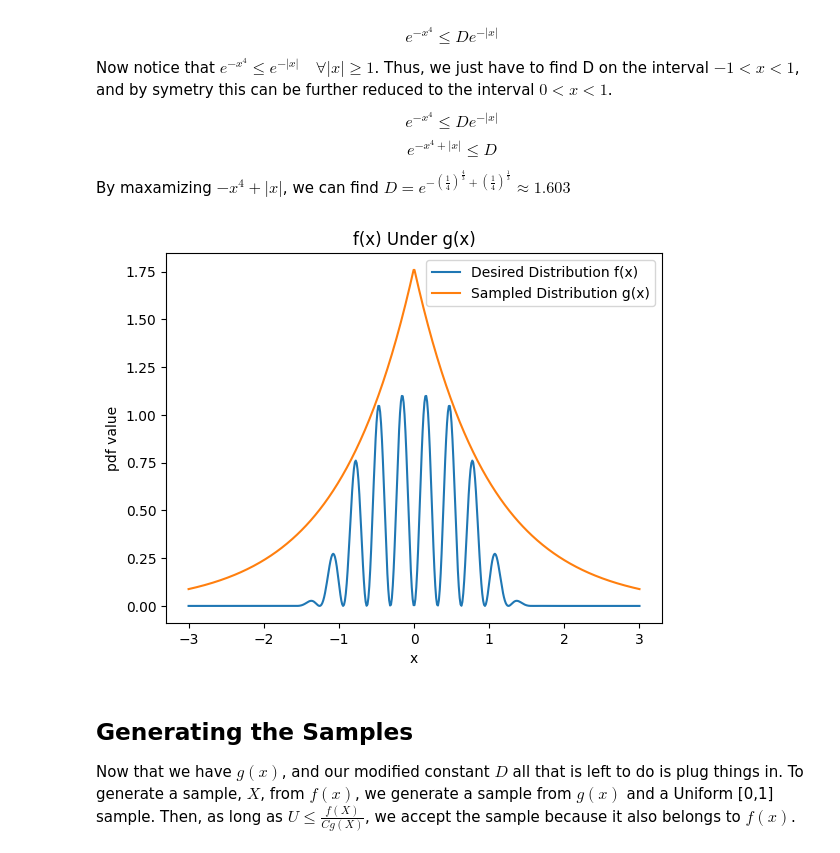
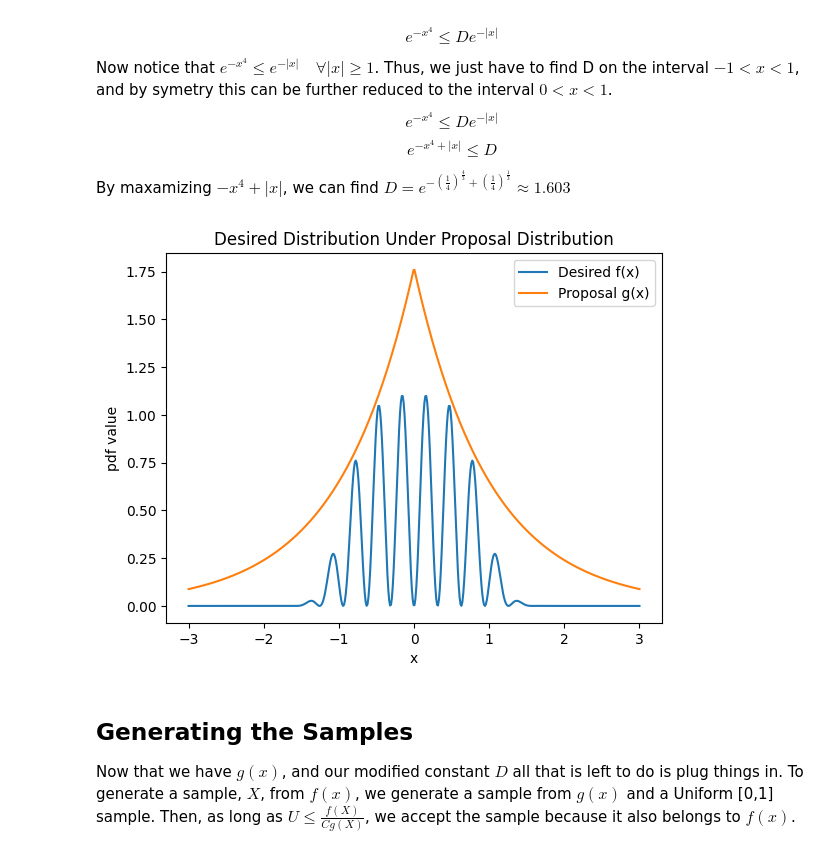
Before and after one commit to g-hurst/statistics-lessons, a Jupyter notebook: rejection_sampling/lesson.ipynb, the cells around one changed output. Drawn from its saved outputs; the diff is of its cells as text; code cells hidden in the pictures.

```diff
--- a/rejection_sampling/lesson.ipynb
+++ b/rejection_sampling/lesson.ipynb
@@ -74,20 +74,20 @@ By maxamizing $-x^4 + |x|$, we can find $D = e^{-(\frac{1}{4})^\frac{4}{3} + (\f
 # %%
 D = np.exp(-(1/4)**(4/3) + (1/4)**(1/3))
 C = D / integration_constant
 
 def g_selected(x):
     return scipy.stats.expon.pdf(np.abs(x))
 
 g_x = C * g_selected(x)
-plt.title('f(x) Under g(x)')
+plt.title('Desired Distribution Under Proposal Distribution')
 plt.ylabel('pdf value')
 plt.xlabel('x')
-plt.plot(x, f_x, label='Desired Distribution f(x)')
-plt.plot(x, g_x, label='Sampled Distribution g(x)')
+plt.plot(x, f_x, label='Desired f(x)')
+plt.plot(x, g_x, label='Proposal g(x)')
 plt.legend()
 plt.show()
 # %% [output]
-[figure, old version]
+[figure, new version]
 # %% [markdown]
 ## Generating the Samples
 
```
Also changed, not shown: parts of 3 cells of this notebook.
